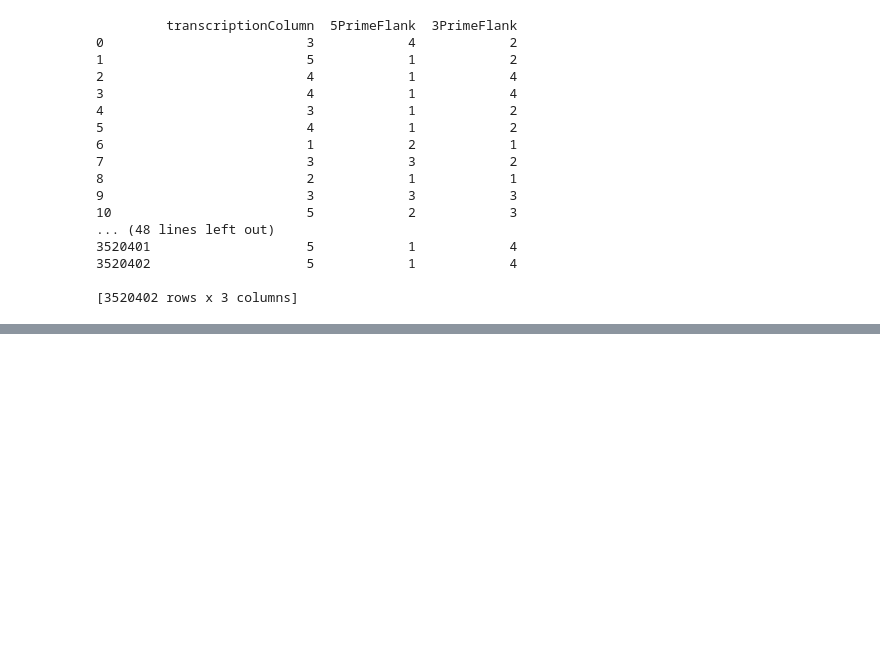
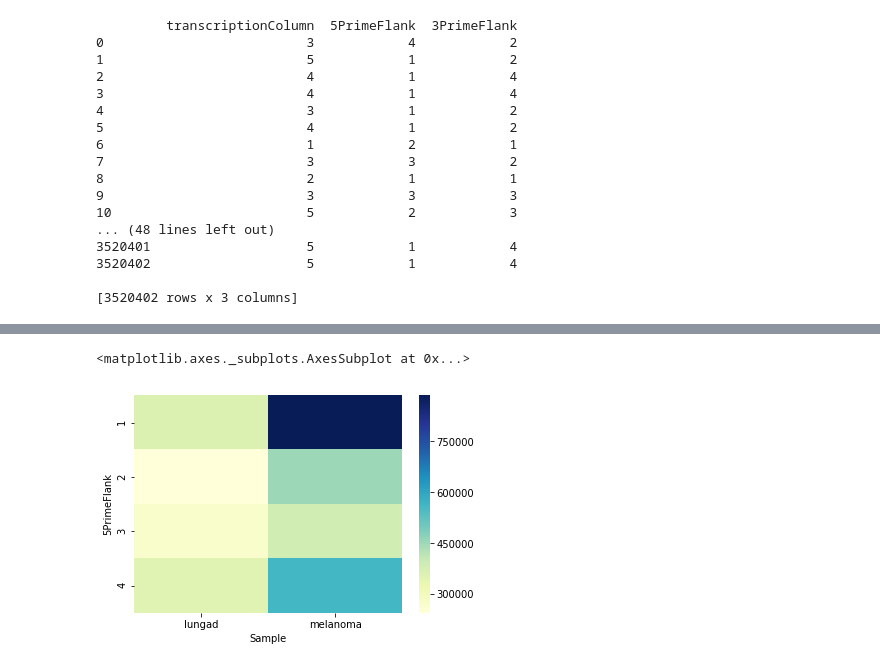
Before and after one commit to dunkelhaus/cancerTherapy, a Jupyter notebook: analysis/Mutation Analysis.ipynb, the cells around one changed output, grey strips where cells are left out. Cells and saved outputs as stored; diff of their text form; code cells hidden in the pictures; blank space fills up the shorter version.

```diff
--- a/analysis/Mutation Analysis.ipynb
+++ b/analysis/Mutation Analysis.ipynb
@@ -241,0 +267,5 @@ df2
+# %%
+sns.heatmap(fiveFlankMatrix, cmap="YlGnBu")
+# %% [output]
+<matplotlib.axes._subplots.AxesSubplot at 0x...>
+[figure, added]
```
Also changed, not shown: parts of 7 cells of this notebook.
